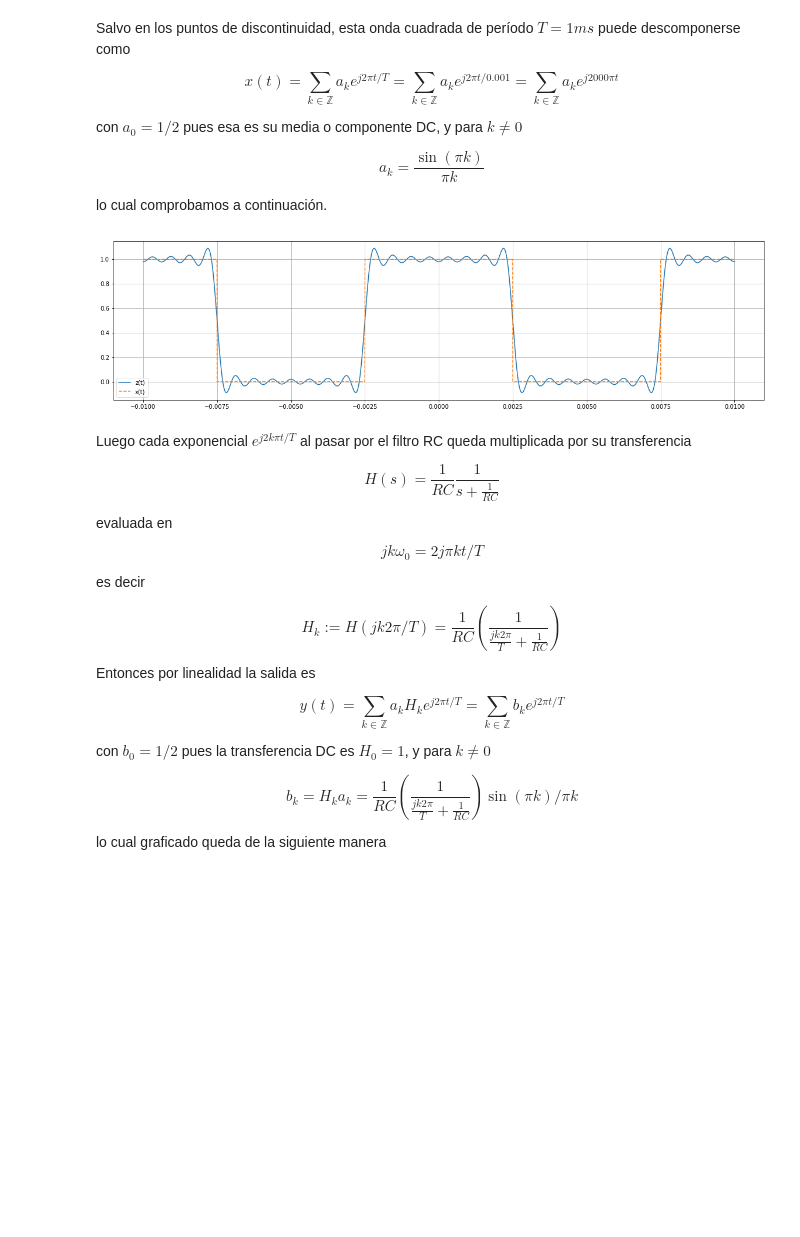
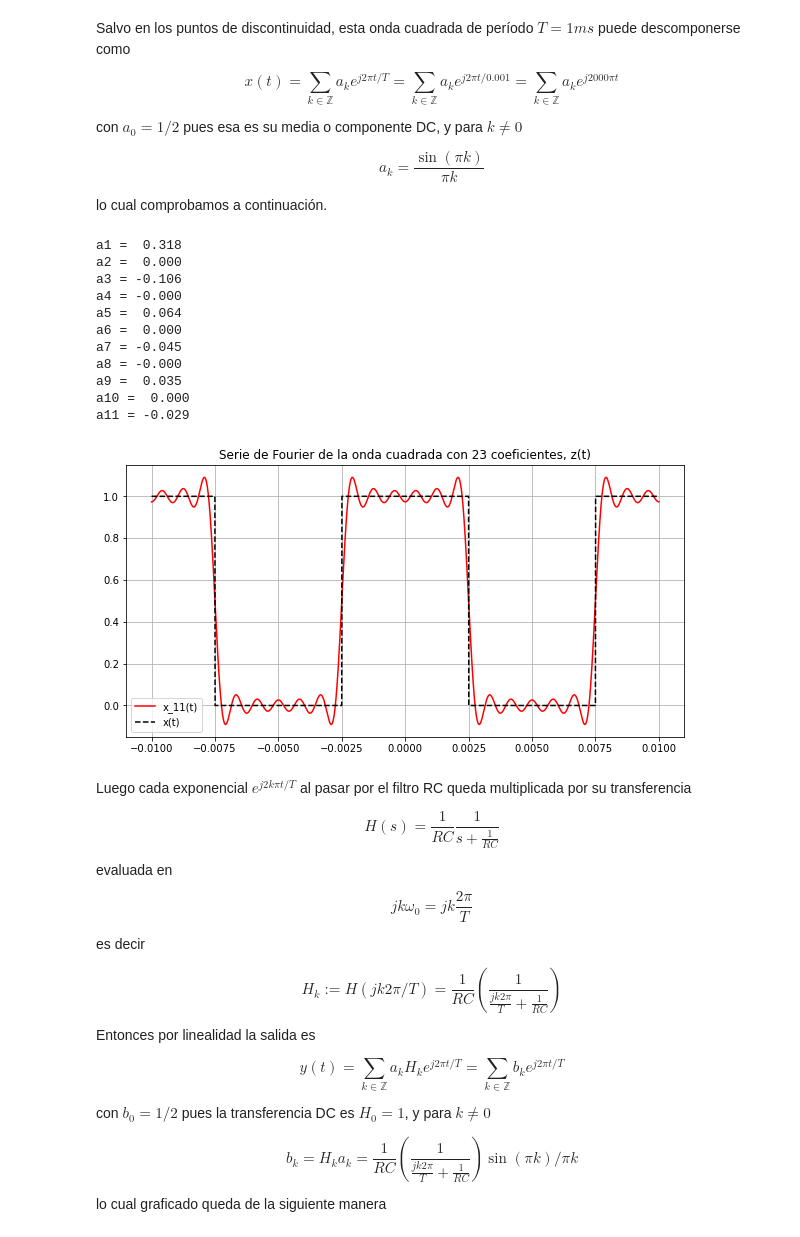
Before and after one commit to seys-fing/scripts, a Jupyter notebook: seys_04_onda_cuadrada_filtrada.ipynb, the cells around one changed output. Saved outputs shown, nothing was run; the diff lists cells and outputs as text; code cells hidden in the pictures; blank space fills up the shorter version.

```diff
--- a/seys_04_onda_cuadrada_filtrada.ipynb
+++ b/seys_04_onda_cuadrada_filtrada.ipynb
@@ -12,16 +12,19 @@ import numpy as np
 import matplotlib.pyplot as plt
 import warnings
 
+plt.rcParams["figure.figsize"] = (10, 5)
+
 warnings.filterwarnings('ignore')
 
 t = np.linspace(-.01, .01, 5000)
 T = 0.01
+w0 = 2 * np.pi / T
 
 x = signal.square((t + 0.25 * T) * 2 * np.pi / T, 0.5) / 2 + 1 / 2
 
-plt.figure(figsize=(20, 5))
+plt.figure(figsize=(10, 5))
 plt.plot(t, x)
-plt.title('onda cuadrada')
+plt.title('Onda cuadrada, x(t)')
 plt.xlabel(r'$t(ms)$')
 plt.show
 plt.grid()
@@ -38,27 +41,41 @@ $$a_k=\frac{\sin(\pi k)}{\pi k}$$
 
 lo cual comprobamos a continuación.
 # %%
-K = 15
-a0 = 1 / 2
+K = 11
+kCoeff = 2 * K + 1
+a0 = 0.5
 z = a0
 for k in range(1, K + 1):
     a_k = np.sin(np.pi * k / 2) / (k * np.pi)
     z = z + a_k * np.exp(1j * 2 * np.pi * k * t / T)
     z = z + a_k * np.exp(-1j * 2 * np.pi * k * t / T)
+    print("a%d = %6.3f" % (k, a_k))
 
-plt.figure(figsize=(20, 5))
-plt.plot(t, np.real(z), label='z(t)')
-plt.plot(t, x, '--', label='x(t)')
+plt.figure()
+plt.plot(t, np.real(z), '-r', label='x_%d(t)' % K)
+plt.plot(t, x, '--k', label='x(t)')
+plt.title("Serie de Fourier de la onda cuadrada con %d coeficientes, z(t)" % kCoeff)
 plt.legend()
 plt.grid()
 # %% [output]
+a1 =  0.318
+a2 =  0.000
+a3 = -0.106
+a4 = -0.000
+a5 =  0.064
+a6 =  0.000
+a7 = -0.045
+a8 = -0.000
+a9 =  0.035
+a10 =  0.000
+a11 = -0.029
-[figure, old version]
+[figure, new version]
 # %% [markdown]
 Luego cada exponencial $e^{j 2 k\pi t/T}$ al pasar por el filtro RC queda multiplicada por su transferencia
 
 $$H(s)=\frac{1}{RC}\frac{1}{s+\frac{1}{RC}}$$
 
-evaluada en $$jk \omega_0 = 2j\pi k t/T$$
+evaluada en $$jk \omega_0 = jk\frac{2\pi}{T}$$
 
 es decir
 
```
Also changed, not shown: parts of 7 cells of this notebook, 2 other files.
